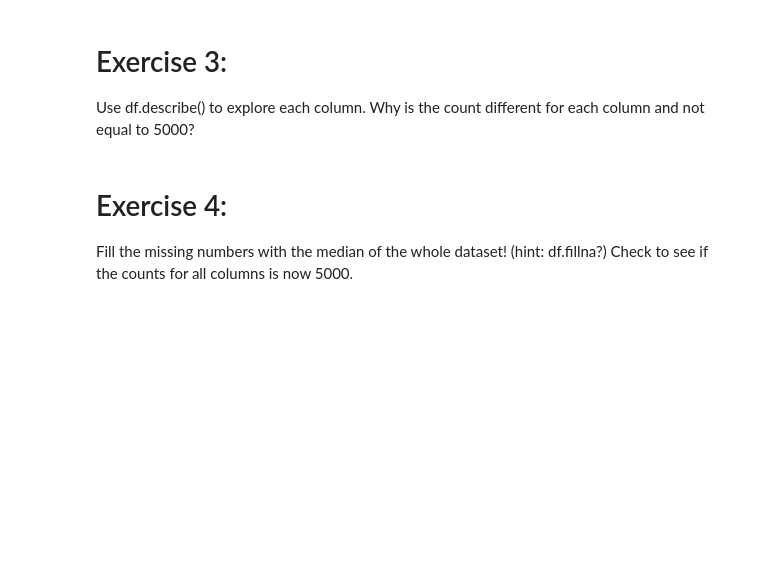
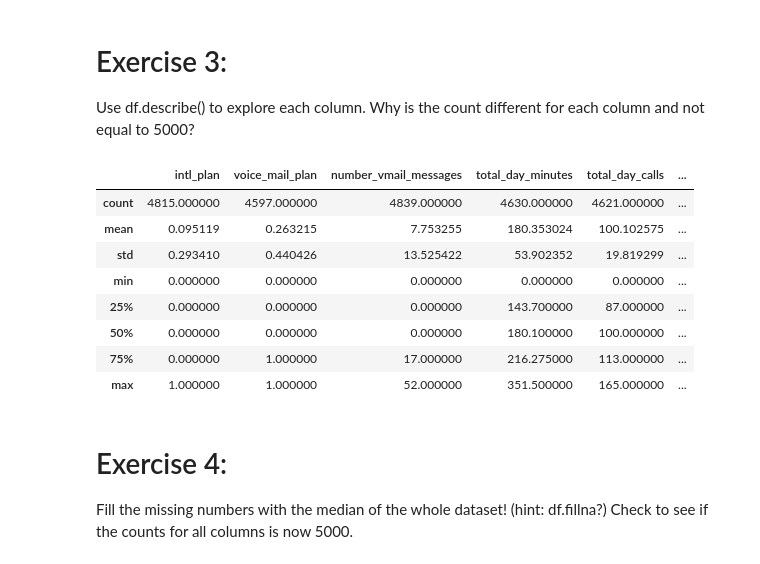
Before and after one commit to ChuaYunJuan/AI-Lab, a Jupyter notebook: AI_Week 4/Topic_2_Introduction_To_Supervised_Learning_Notebook_Questions/Topic 2 - Introduction To Supervised Learning Notebook 1 Question.ipynb, the cells around one changed output. Saved outputs shown, nothing was run; the diff lists cells and outputs as text; code cells hidden in the pictures; blank space fills up the shorter version.

```diff
--- a/AI_Week 4/Topic_2_Introduction_To_Supervised_Learning_Notebook_Questions/Topic 2 - Introduction To Supervised Learning Notebook 1 Question.ipynb
+++ b/AI_Week 4/Topic_2_Introduction_To_Supervised_Learning_Notebook_Questions/Topic 2 - Introduction To Supervised Learning Notebook 1 Question.ipynb
@@ -30,6 +50,18 @@ Which column indicates whether the user has churned? How many users are there in
 # Exercise 3:
 
 Use df.describe() to explore each column. Why is the count different for each column and not equal to 5000?
+# %%
+df.describe()
+# %% [output]
+|  | intl_plan | voice_mail_plan | number_vmail_messages | total_day_minutes | total_day_calls | ... |
+| count | 4815.000000 | 4597.000000 | 4839.000000 | 4630.000000 | 4621.000000 | ... |
+| mean | 0.095119 | 0.263215 | 7.753255 | 180.353024 | 100.102575 | ... |
+| std | 0.293410 | 0.440426 | 13.525422 | 53.902352 | 19.819299 | ... |
+| min | 0.000000 | 0.000000 | 0.000000 | 0.000000 | 0.000000 | ... |
+| 25% | 0.000000 | 0.000000 | 0.000000 | 143.700000 | 87.000000 | ... |
+| 50% | 0.000000 | 0.000000 | 0.000000 | 180.100000 | 100.000000 | ... |
+| 75% | 0.000000 | 1.000000 | 17.000000 | 216.275000 | 113.000000 | ... |
+| max | 1.000000 | 1.000000 | 52.000000 | 351.500000 | 165.000000 | ... |
 # %% [markdown]
 # Exercise 4:
 
```
Also changed, not shown: parts of 12 cells of this notebook.
